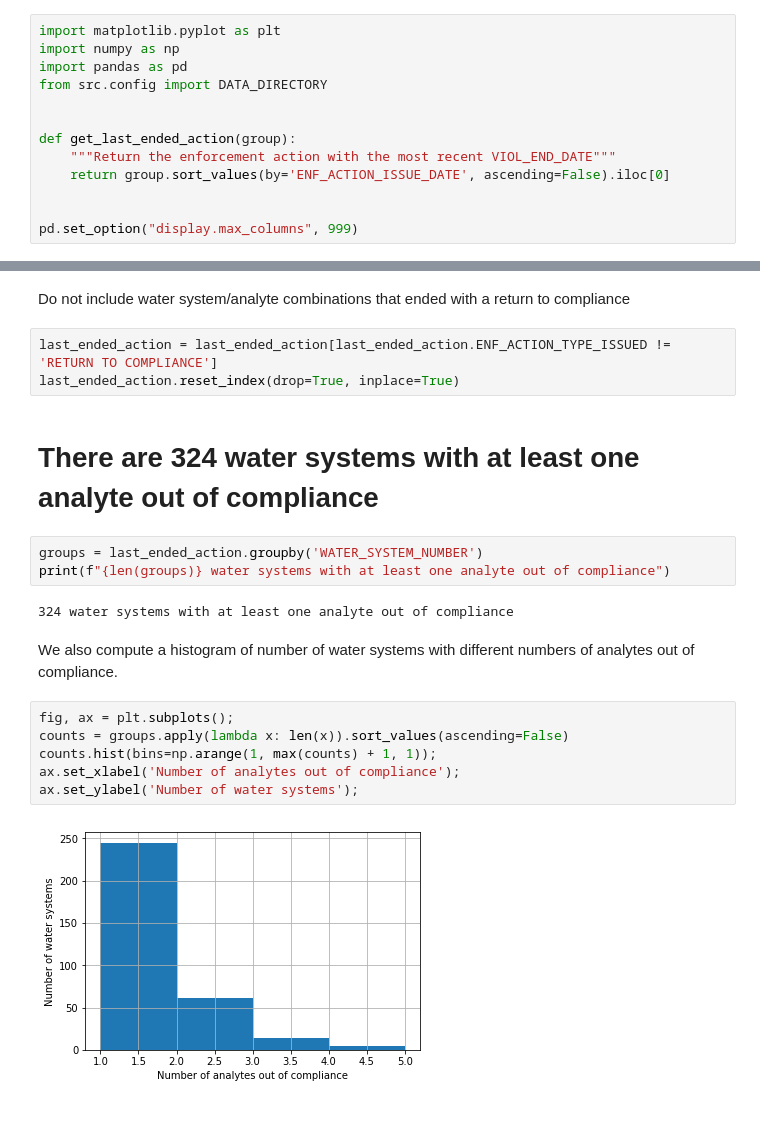
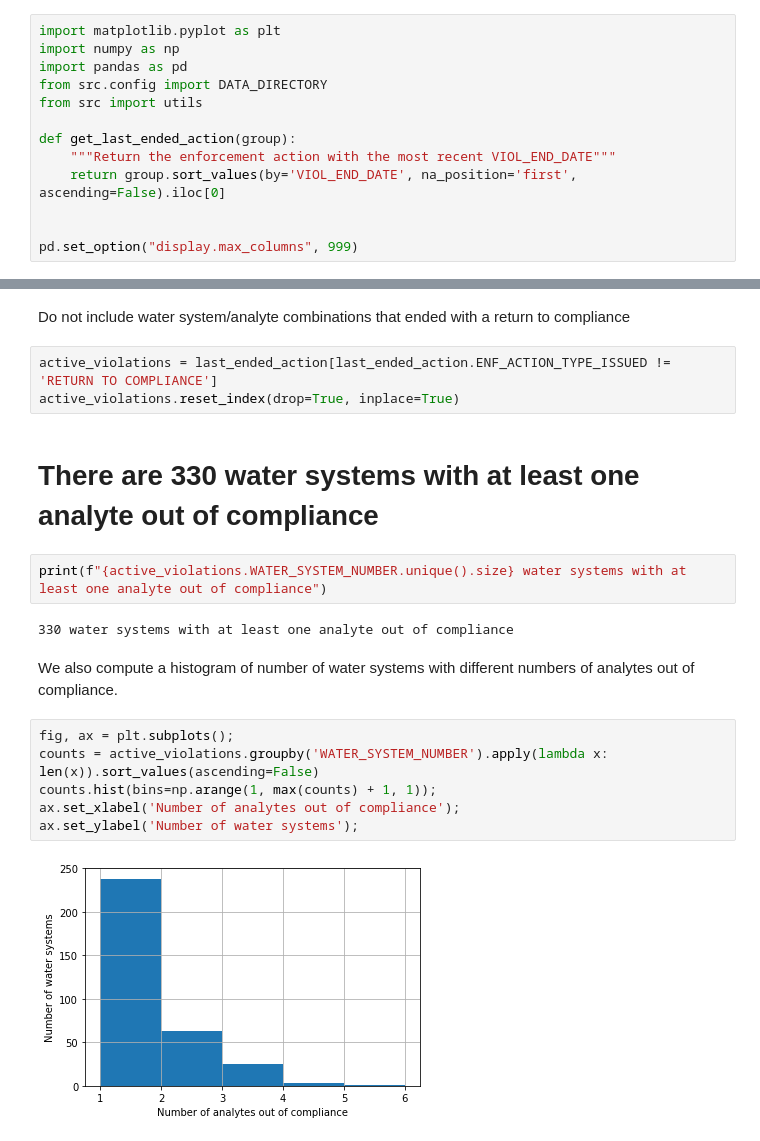
Before and after one commit to r-b-g-b/clean-water-tool, a Jupyter notebook: notebooks/002-deduplicate-by-water-system-and-analyte.ipynb, the cells around one changed output, grey strips where cells are left out. Saved outputs shown, nothing was run; the diff lists cells and outputs as text.

Commit message:
Treat null violation end dates as open violations

```diff
--- a/notebooks/002-deduplicate-by-water-system-and-analyte.ipynb
+++ b/notebooks/002-deduplicate-by-water-system-and-analyte.ipynb
@@ -5,11 +5,11 @@ import matplotlib.pyplot as plt
 import numpy as np
 import pandas as pd
 from src.config import DATA_DIRECTORY
-
+from src import utils
 
 def get_last_ended_action(group):
     """Return the enforcement action with the most recent VIOL_END_DATE"""
-    return group.sort_values(by='ENF_ACTION_ISSUE_DATE', ascending=False).iloc[0]
+    return group.sort_values(by='VIOL_END_DATE', na_position='first', ascending=False).iloc[0]
 
 
 pd.set_option("display.max_columns", 999)
@@ -57,22 +58,21 @@ last_ended_action = groups.apply(get_last_ended_action)
 # %% [markdown]
 Do not include water system/analyte combinations that ended with a return to compliance
 # %%
-last_ended_action = last_ended_action[last_ended_action.ENF_ACTION_TYPE_ISSUED != 'RETURN TO COMPLIANCE']
-last_ended_action.reset_index(drop=True, inplace=True)
+active_violations = last_ended_action[last_ended_action.ENF_ACTION_TYPE_ISSUED != 'RETURN TO COMPLIANCE']
+active_violations.reset_index(drop=True, inplace=True)
 # %% [markdown]
-# There are 324 water systems with at least one analyte out of compliance
+# There are 330 water systems with at least one analyte out of compliance
 # %%
-groups = last_ended_action.groupby('WATER_SYSTEM_NUMBER')
-print(f"{len(groups)} water systems with at least one analyte out of compliance")
+print(f"{active_violations.WATER_SYSTEM_NUMBER.unique().size} water systems with at least one analyte out of compliance")
 # %% [output]
-324 water systems with at least one analyte out of compliance
+330 water systems with at least one analyte out of compliance
 # %% [markdown]
 We also compute a histogram of number of water systems with different numbers of analytes out of compliance.
 # %%
 fig, ax = plt.subplots();
-counts = groups.apply(lambda x: len(x)).sort_values(ascending=False)
+counts = active_violations.groupby('WATER_SYSTEM_NUMBER').apply(lambda x: len(x)).sort_values(ascending=False)
 counts.hist(bins=np.arange(1, max(counts) + 1, 1));
 ax.set_xlabel('Number of analytes out of compliance');
 ax.set_ylabel('Number of water systems');
 # %% [output]
-[figure, old version]
+[figure, new version]
```
Also changed, not shown: parts of 4 cells of this notebook, 1 other file.
